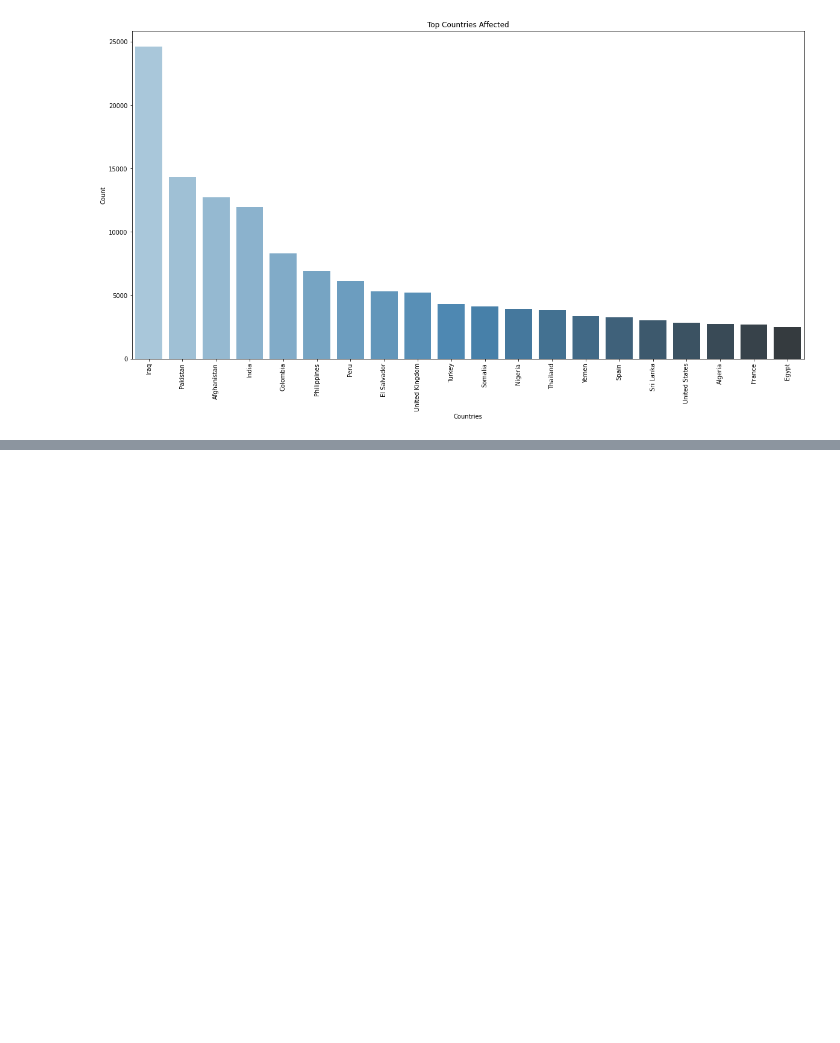
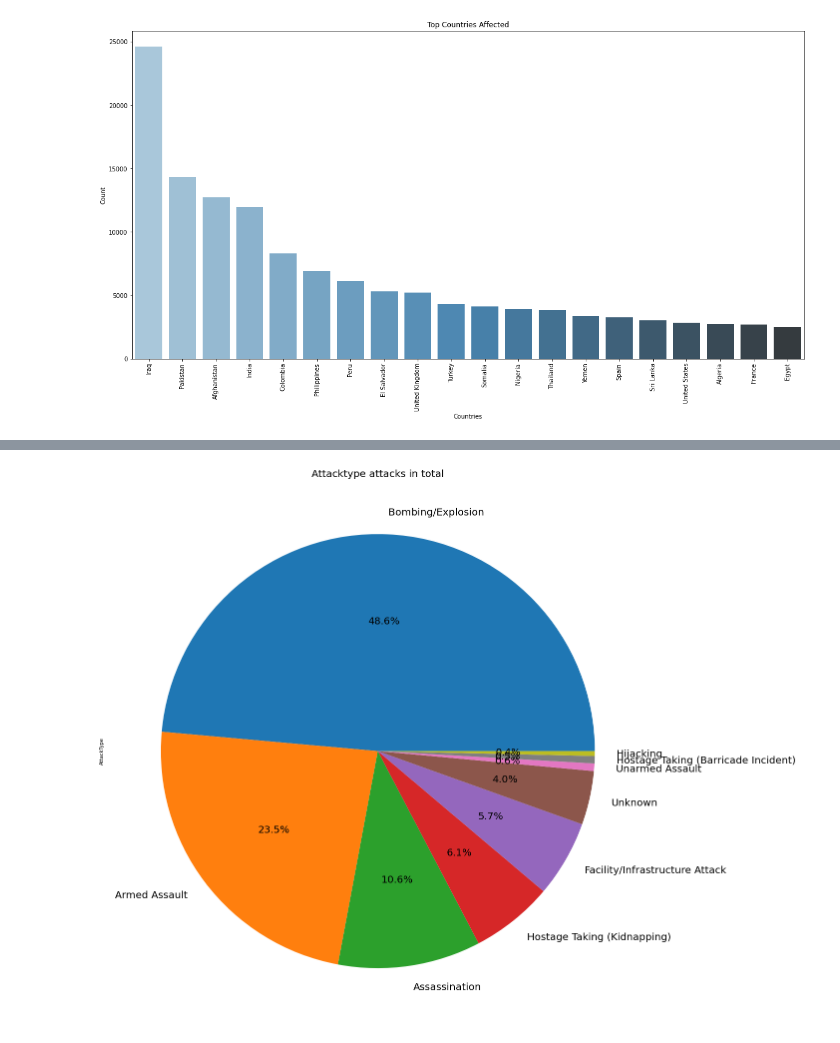
Before and after one commit to akriti0998/Global-Terrorism-Analysis-, a Jupyter notebook: EDA_Global_Terrorism.ipynb, the cells around one changed output, grey strips where cells are left out. Cells and saved outputs as stored; diff of their text form; code cells hidden in the pictures; blank space fills up the shorter version.

```diff
--- a/EDA_Global_Terrorism.ipynb
+++ b/EDA_Global_Terrorism.ipynb
@@ -268,0 +416,6 @@ memory usage: 2.0+ MB
+# %%
+global_terror['AttackType'].value_counts().plot(kind='pie',figsize=(20,20),autopct='%1.1f%%',fontsize='20')
+plt.title("Attacktype attacks in total",fontsize=20)
+plt.show()
+# %% [output]
+[figure, added]
```
Also changed, not shown: parts of 24 cells of this notebook.
